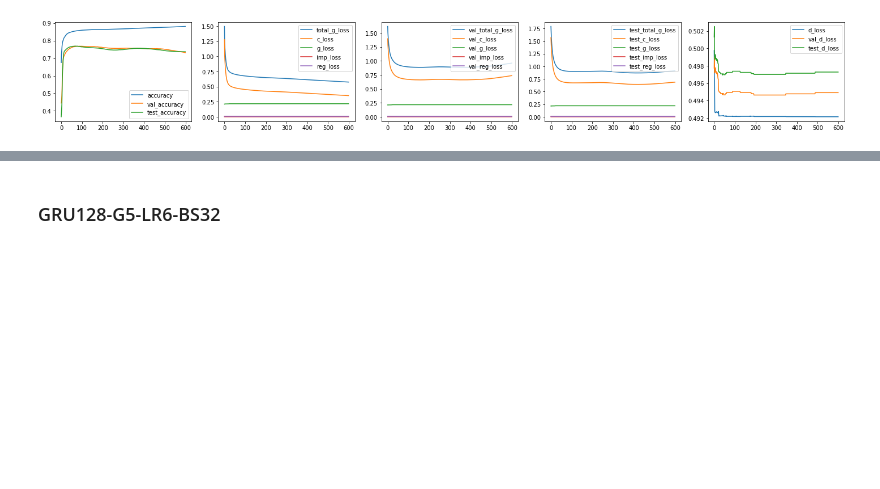
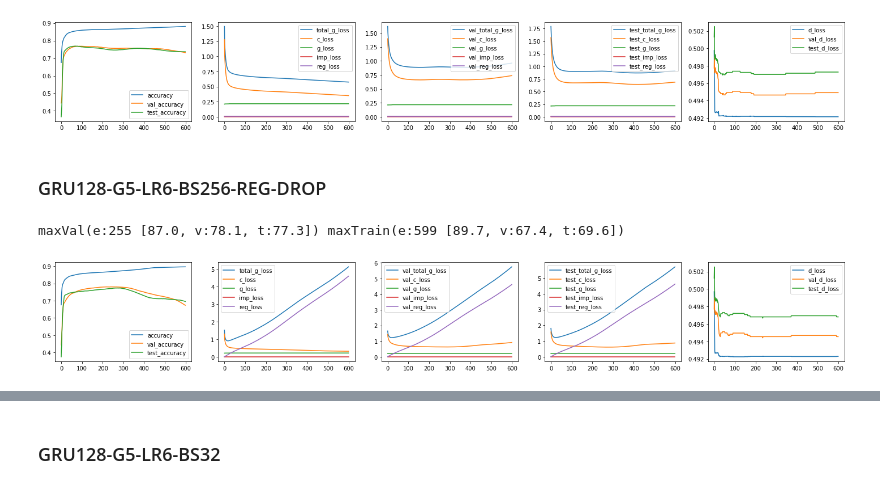
Before and after one commit to dnldsht/AJ-RNN, a Jupyter notebook: res.ipynb, the cells around one changed output, grey strips where cells are left out. Saved outputs shown, nothing was run; the diff lists cells and outputs as text; code cells hidden in the pictures; blank space fills up the shorter version.

Commit message:
wip: week 48

```diff
--- a/res.ipynb
+++ b/res.ipynb
@@ -85,3 +85,10 @@ plot_all(get_metrics('results/week48/GRU128-G5-LR6-BS256/seed196')) # imac
 # %% [output]
 maxVal(e:89 [85.8, v:76.8, t:76.6]) maxTrain(e:599 [88.1, v:73.1, t:73.6])
 [figure]
+# %% [markdown]
+### GRU128-G5-LR6-BS256-REG-DROP
+# %%
+plot_all(get_metrics('results/week48/GRU128-G5-LR6-BS256-REG-DROP/seed196')) # imac
+# %% [output]
+maxVal(e:255 [87.0, v:78.1, t:77.3]) maxTrain(e:599 [89.7, v:67.4, t:69.6])
+[figure, added]
```
Also changed, not shown: parts of 2 cells of this notebook, 5 other files.
